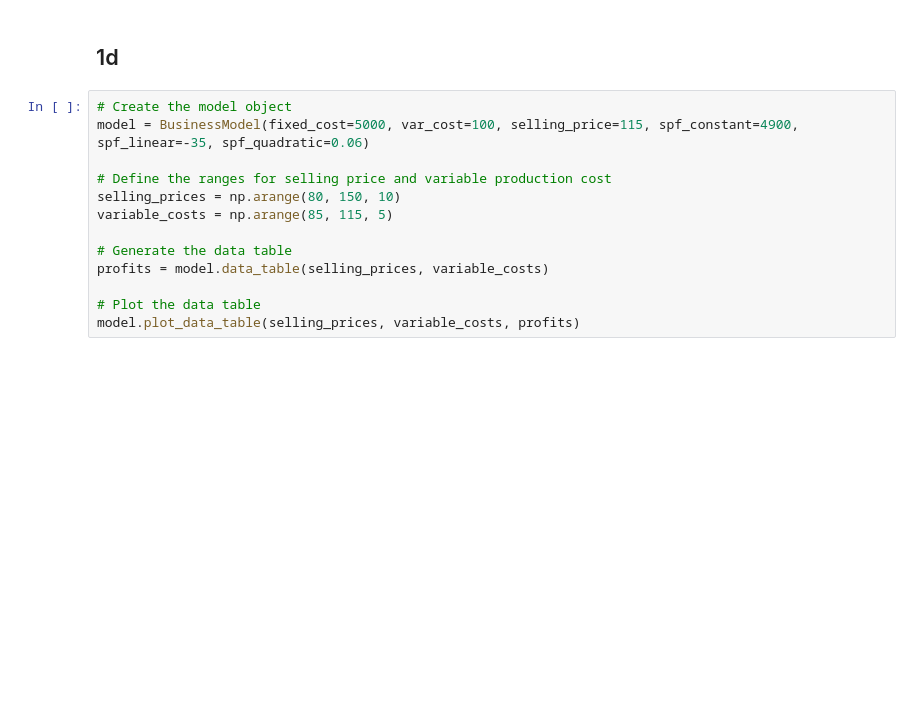
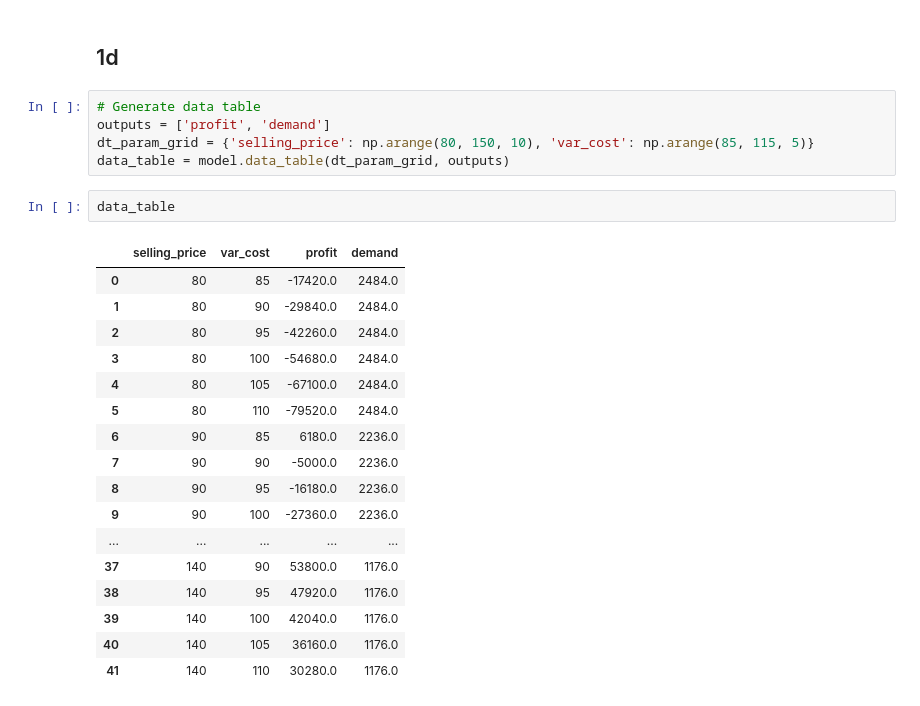
Before and after one commit to Chayammi/Hw2_CY, a Jupyter notebook: hw2_files_s23/HW2-CY.ipynb, the cells around one changed output. Cells and saved outputs as stored; diff of their text form; blank space fills up the shorter version.

```diff
--- a/hw2_files_s23/HW2-CY.ipynb
+++ b/hw2_files_s23/HW2-CY.ipynb
@@ -113,15 +97,27 @@ TypeError: attribute name must be string, not 'function'
 # %% [markdown]
 ## 1d
-# %%
-# Create the model object
-model = BusinessModel(fixed_cost=5000, var_cost=100, selling_price=115, spf_constant=4900, spf_linear=-35, spf_quadratic=0.06)
-
-# Define the ranges for selling price and variable production cost
-selling_prices = np.arange(80, 150, 10)
-variable_costs = np.arange(85, 115, 5)
-
-# Generate the data table
-profits = model.data_table(selling_prices, variable_costs)
-
-# Plot the data table
-model.plot_data_table(selling_prices, variable_costs, profits)
+# %%
+# Generate data table
+outputs = ['profit', 'demand']
+dt_param_grid = {'selling_price': np.arange(80, 150, 10), 'var_cost': np.arange(85, 115, 5)}
+data_table = model.data_table(dt_param_grid, outputs)
+# %%
+data_table
+# %% [output]
+|  | selling_price | var_cost | profit | demand |
+| 0 | 80 | 85 | -17420.0 | 2484.0 |
+| 1 | 80 | 90 | -29840.0 | 2484.0 |
+| 2 | 80 | 95 | -42260.0 | 2484.0 |
+| 3 | 80 | 100 | -54680.0 | 2484.0 |
+| 4 | 80 | 105 | -67100.0 | 2484.0 |
+| 5 | 80 | 110 | -79520.0 | 2484.0 |
+| 6 | 90 | 85 | 6180.0 | 2236.0 |
+| 7 | 90 | 90 | -5000.0 | 2236.0 |
+| 8 | 90 | 95 | -16180.0 | 2236.0 |
+| 9 | 90 | 100 | -27360.0 | 2236.0 |
+| ... | ... | ... | ... | ... |
+| 37 | 140 | 90 | 53800.0 | 1176.0 |
+| 38 | 140 | 95 | 47920.0 | 1176.0 |
+| 39 | 140 | 100 | 42040.0 | 1176.0 |
+| 40 | 140 | 105 | 36160.0 | 1176.0 |
+| 41 | 140 | 110 | 30280.0 | 1176.0 |
```
Also changed, not shown: parts of 8 cells of this notebook.
